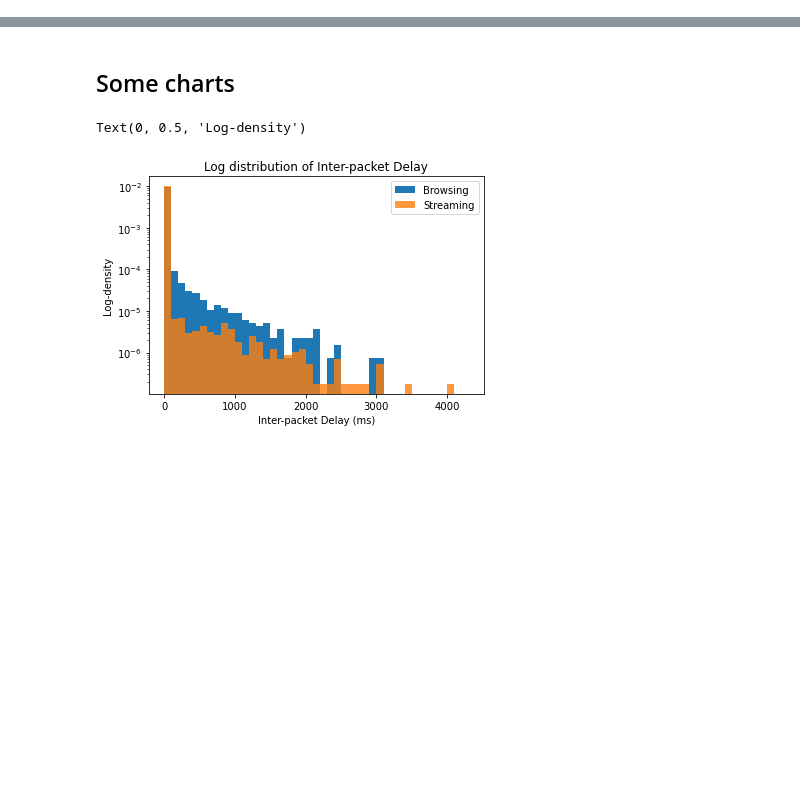
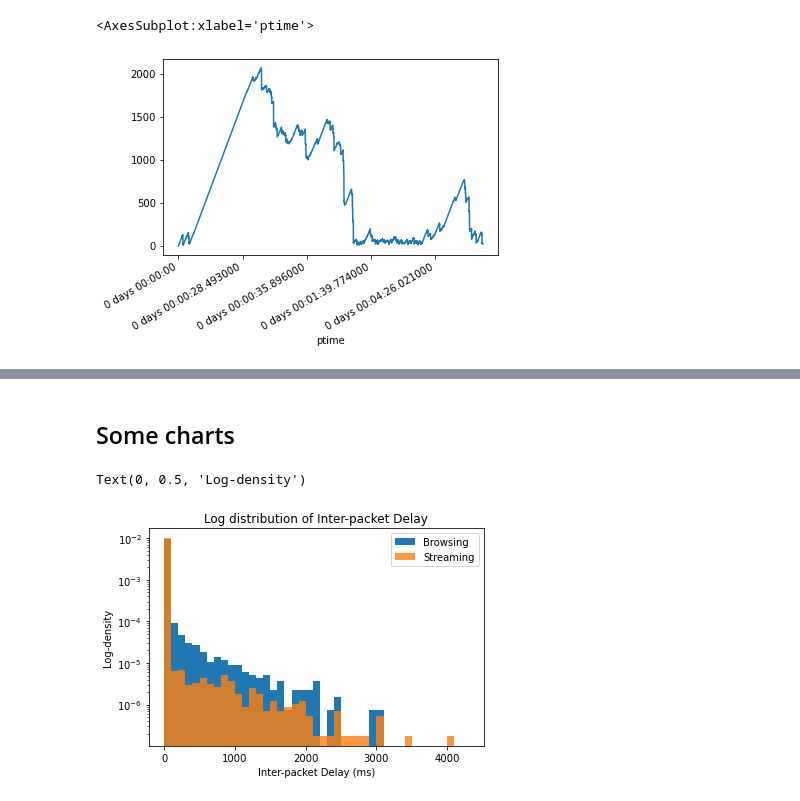
Before and after one commit to parkeraddison/flowpic-replication, a Jupyter notebook: notebooks/4_feature-exploration.ipynb, the cells around one changed output, grey strips where cells are left out. Drawn from its saved outputs; the diff is of its cells as text; code cells hidden in the pictures; blank space fills up the shorter version.

```diff
--- a/notebooks/4_feature-exploration.ipynb
+++ b/notebooks/4_feature-exploration.ipynb
@@ -10,0 +12,10 @@ import matplotlib.pyplot as plt
+# %%
+b = pd.read_csv('../data/preprocessed/browsing-apristin-novideo-vpn-windows-20201109-0.csv')
+s = pd.read_csv('../data/preprocessed/streaming-arv020(4)-youtube[480]-1x-vpn-mac-clean-20201101.csv')
+# %%
+b['ptime'] = pd.to_timedelta(b.ptime)
+broll = b.set_index('ptime').rolling('5s').psize.count()
+broll.plot()
+# %% [output]
+<AxesSubplot:xlabel='ptime'>
+[figure, added]
```
Also changed, not shown: parts of 9 cells of this notebook, 4 other files.
